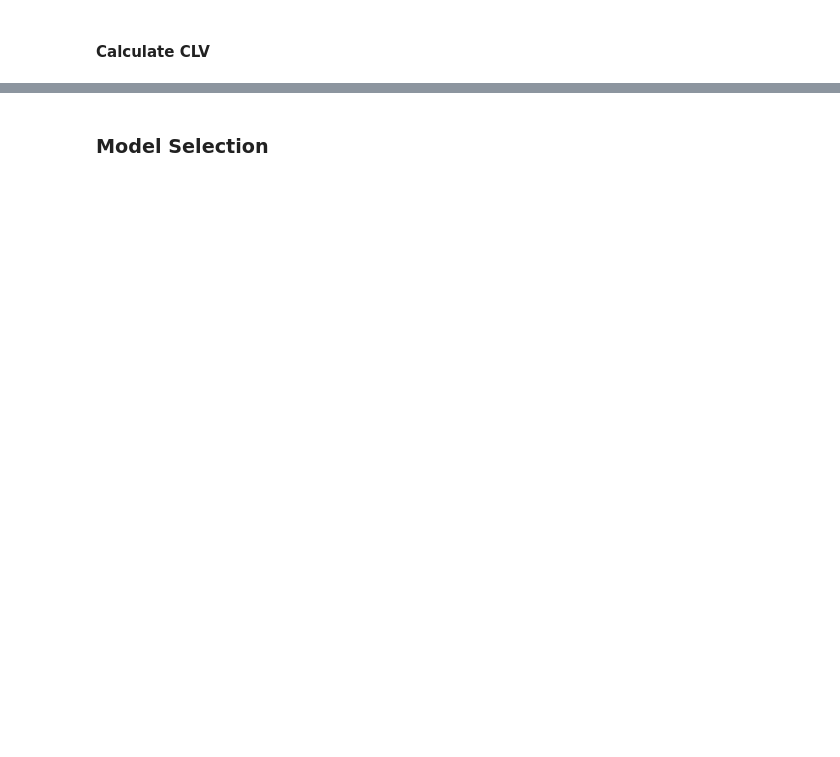
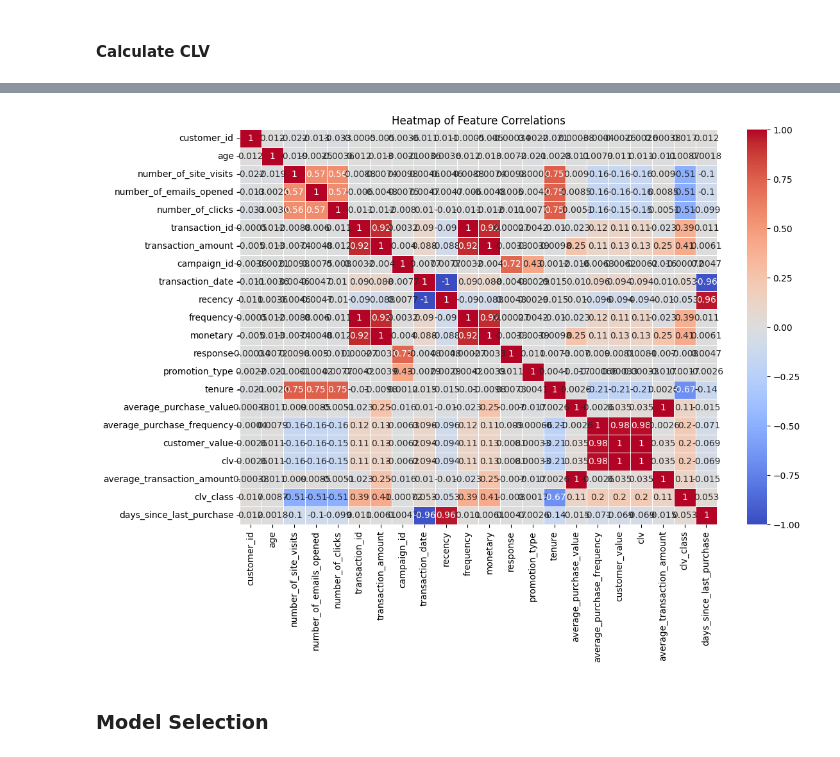
Before and after one commit to richard2323233/schulich_data_science, a Jupyter notebook: assignment 2.ipynb, the cells around one changed output, grey strips where cells are left out. Cells and saved outputs as stored; diff of their text form; code cells hidden in the pictures; blank space fills up the shorter version.

```diff
--- a/assignment 2.ipynb
+++ b/assignment 2.ipynb
@@ -362,3 +383,36 @@ joint_data[['customer_id', 'clv']]
 10000 rows × 2 columns
+# %%
+import pandas as pd
+import numpy as np
+import seaborn as sns
+import matplotlib.pyplot as plt
+
+# Drop rows with missing values
+joint_data.dropna(inplace=True)
+
+# Convert date columns to numeric values (example for 'last_purchase_date')
+if 'last_purchase_date' in joint_data.columns:
+    reference_date = pd.to_datetime('2024-07-14')
+    joint_data['days_since_last_purchase'] = (reference_date - pd.to_datetime(joint_data['last_purchase_date'])).dt.days
+    joint_data.drop(columns=['last_purchase_date'], inplace=True)
+
+# Convert any other non-numeric columns to numeric or drop them
+for column in joint_data.columns:
+    if joint_data[column].dtype == 'object':
+        try:
+            joint_data[column] = joint_data[column].astype(float)
+        except ValueError:
+            joint_data.drop(columns=[column], inplace=True)
+
+# Calculate the correlation matrix
+correlation_matrix = joint_data.corr()
+
+# Plot the heatmap
+plt.figure(figsize=(12, 8))
+sns.heatmap(correlation_matrix, annot=True, cmap='coolwarm', linewidths=0.5)
+plt.title('Heatmap of Feature Correlations')
+plt.show()
+# %% [output]
+[figure, added]
 # %% [markdown]
 ### Model Selection
```
Also changed, not shown: parts of 27 cells of this notebook, 7 other files.
